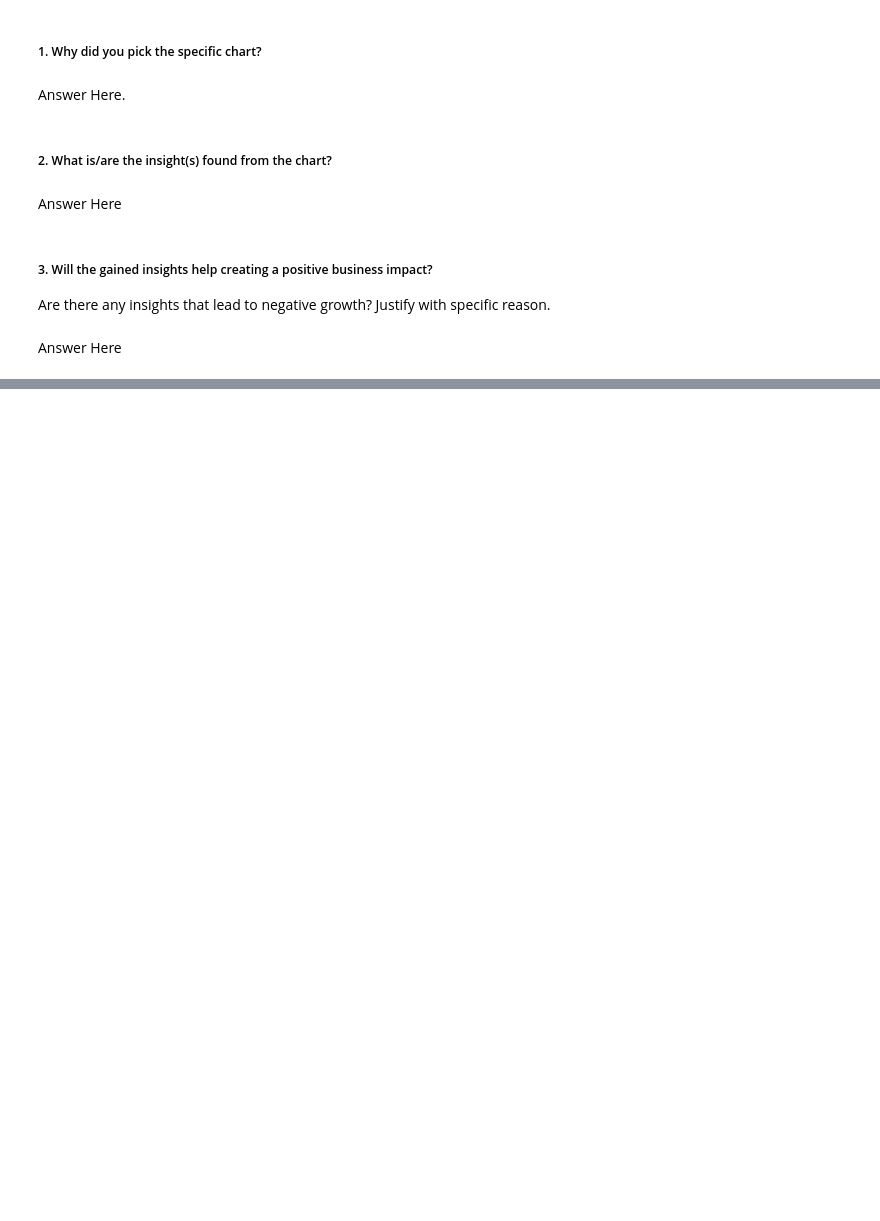
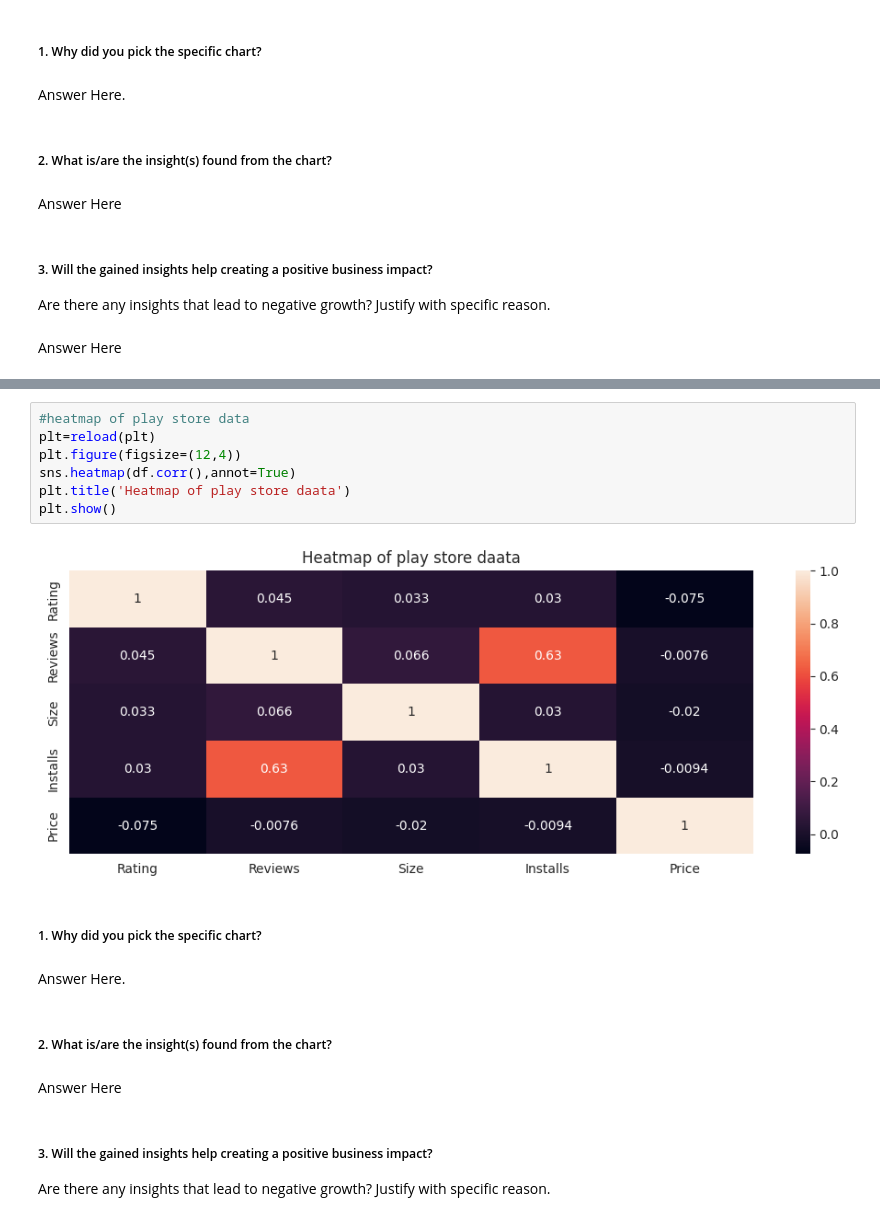
Before and after one commit to Vijaysiraw/Play_store_EDA_project, a Jupyter notebook: Play_Store_Project.ipynb, the cells around one changed output, grey strips where cells are left out. Saved outputs shown, nothing was run; the diff lists cells and outputs as text; blank space fills up the shorter version.

```diff
--- a/Play_Store_Project.ipynb
+++ b/Play_Store_Project.ipynb
@@ -1045,0 +1168,20 @@ Answer Here
+# %%
+#heatmap of play store data
+plt=reload(plt)
+plt.figure(figsize=(12,4))
+sns.heatmap(df.corr(),annot=True)
+plt.title('Heatmap of play store daata')
+plt.show()
+# %% [output]
+[figure, added]
+# %% [markdown]
+##### 1. Why did you pick the specific chart?
+# %% [markdown]
+Answer Here.
+# %% [markdown]
+##### 2. What is/are the insight(s) found from the chart?
+# %% [markdown]
+Answer Here
+# %% [markdown]
+##### 3. Will the gained insights help creating a positive business impact?
+Are there any insights that lead to negative growth? Justify with specific reason.
```
Also changed, not shown: parts of 86 cells of this notebook.
